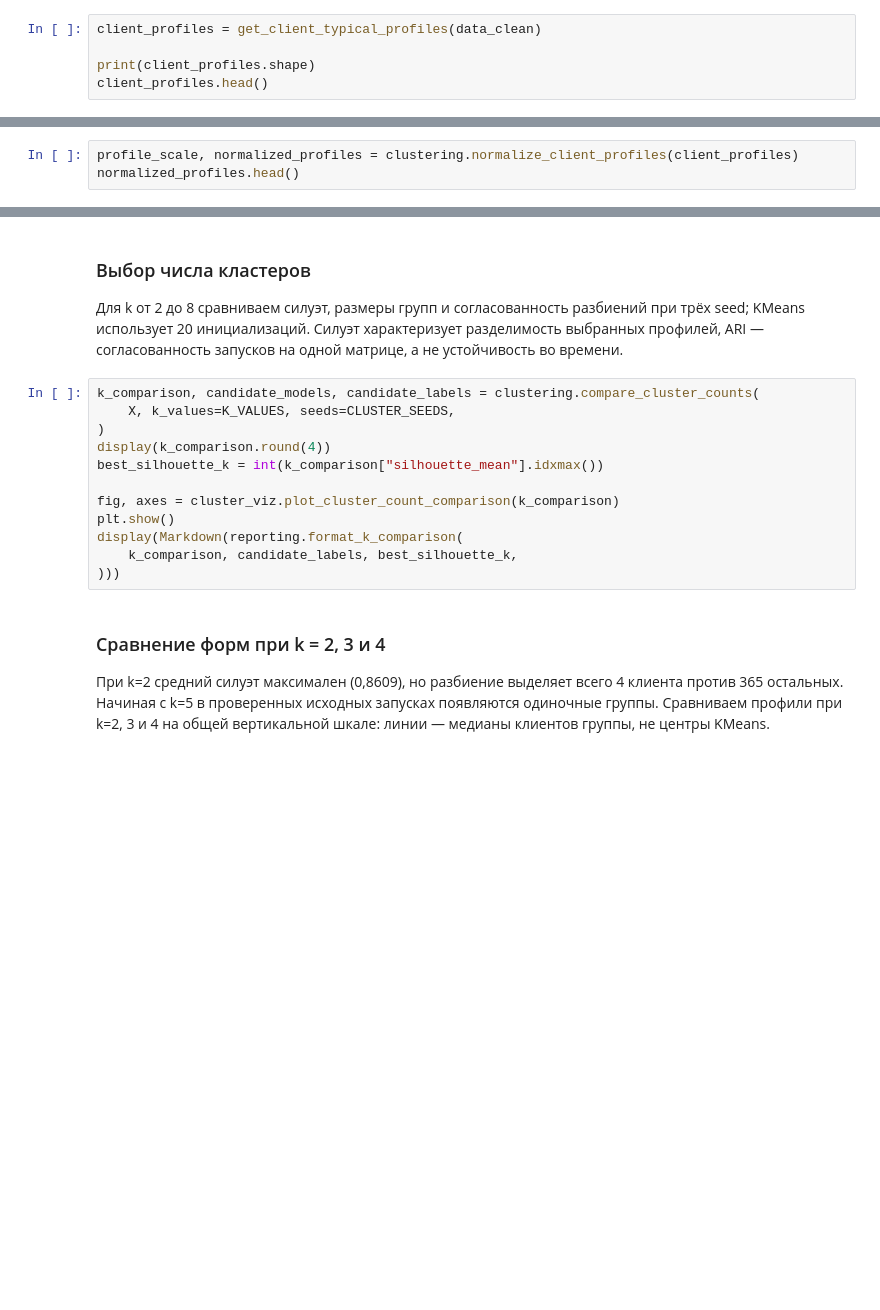
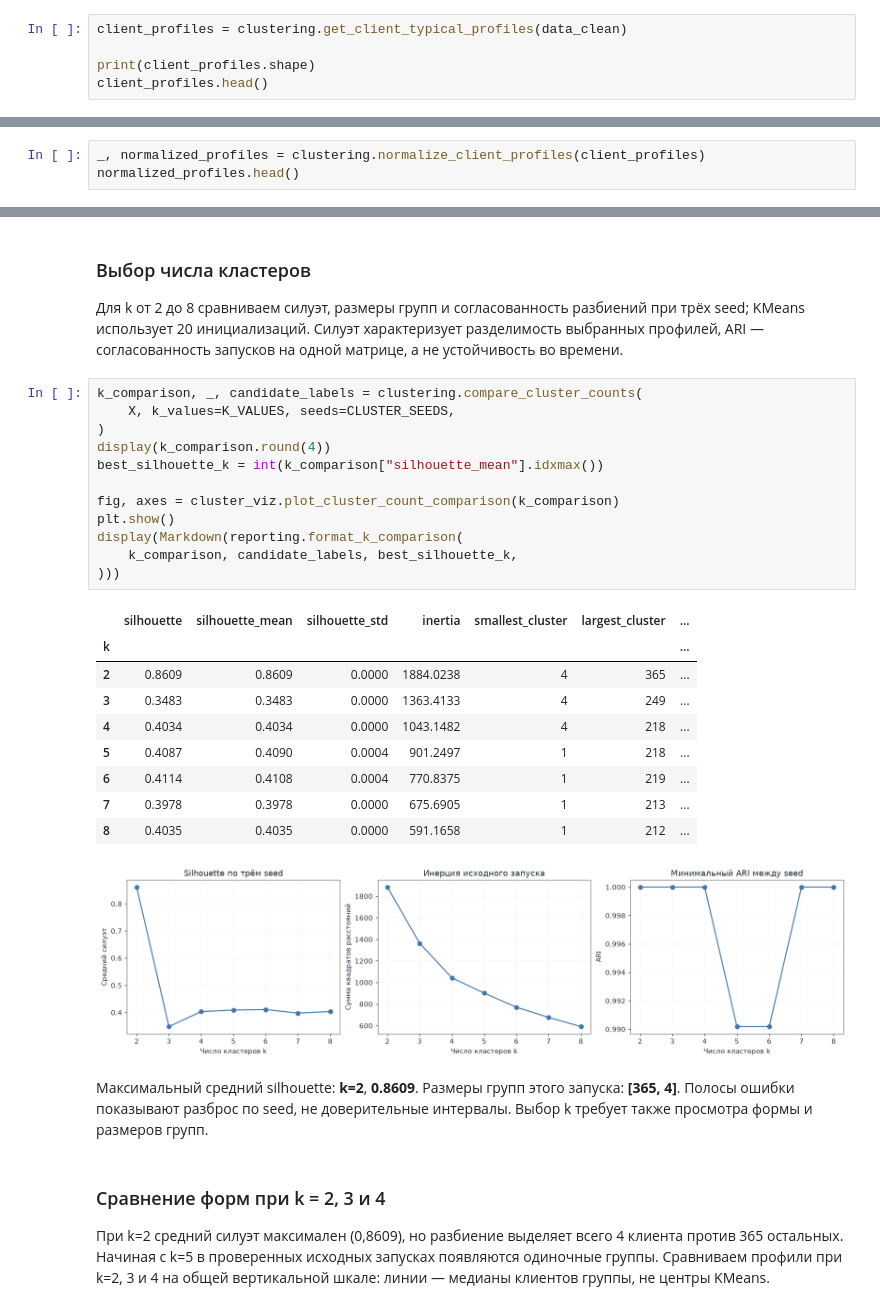
Before and after one commit to vladmaksurov-ai/ElectricityLoad, a Jupyter notebook: notebooks/EDA_ElecricityLoad.ipynb, the cells around one changed output, grey strips where cells are left out. Cells and saved outputs as stored; diff of their text form; blank space fills up the shorter version.

Commit message:
Refactor clustering rules and rolling baseline evaluation

```diff
--- a/notebooks/EDA_ElecricityLoad.ipynb
+++ b/notebooks/EDA_ElecricityLoad.ipynb
@@ -452,5 +819,5 @@ from src.profile_clustering import get_client_typical_profiles
 # %%
-client_profiles = get_client_typical_profiles(data_clean)
+client_profiles = clustering.get_client_typical_profiles(data_clean)
 
 print(client_profiles.shape)
 client_profiles.head()
@@ -457,3 +834,3 @@ client_profiles.head()
 # %%
-profile_scale, normalized_profiles = clustering.normalize_client_profiles(client_profiles)
+_, normalized_profiles = clustering.normalize_client_profiles(client_profiles)
 normalized_profiles.head()
@@ -485,17 +893,29 @@ for message in reporting.format_profile_exclusions(excluded_profiles):
 
 Для k от 2 до 8 сравниваем силуэт, размеры групп и согласованность разбиений при трёх seed; KMeans использует 20 инициализаций. Силуэт характеризует разделимость выбранных профилей, ARI — согласованность запусков на одной матрице, а не устойчивость во времени.
 # %%
-k_comparison, candidate_models, candidate_labels = clustering.compare_cluster_counts(
+k_comparison, _, candidate_labels = clustering.compare_cluster_counts(
     X, k_values=K_VALUES, seeds=CLUSTER_SEEDS,
 )
 display(k_comparison.round(4))
 best_silhouette_k = int(k_comparison["silhouette_mean"].idxmax())
 
 fig, axes = cluster_viz.plot_cluster_count_comparison(k_comparison)
 plt.show()
 display(Markdown(reporting.format_k_comparison(
     k_comparison, candidate_labels, best_silhouette_k,
 )))
+# %% [output]
+|  | silhouette | silhouette_mean | silhouette_std | inertia | smallest_cluster | largest_cluster | ... |
+| k |  |  |  |  |  |  | ... |
+| 2 | 0.8609 | 0.8609 | 0.0000 | 1884.0238 | 4 | 365 | ... |
+| 3 | 0.3483 | 0.3483 | 0.0000 | 1363.4133 | 4 | 249 | ... |
+| 4 | 0.4034 | 0.4034 | 0.0000 | 1043.1482 | 4 | 218 | ... |
+| 5 | 0.4087 | 0.4090 | 0.0004 | 901.2497 | 1 | 218 | ... |
+| 6 | 0.4114 | 0.4108 | 0.0004 | 770.8375 | 1 | 219 | ... |
+| 7 | 0.3978 | 0.3978 | 0.0000 | 675.6905 | 1 | 213 | ... |
+| 8 | 0.4035 | 0.4035 | 0.0000 | 591.1658 | 1 | 212 | ... |
+[figure, added]
+Максимальный средний silhouette: **k=2**, **0.8609**. Размеры групп этого запуска: **[365, 4]**. Полосы ошибки показывают разброс по seed, не доверительные интервалы. Выбор k требует также просмотра формы и размеров групп.
 # %% [markdown]
 ### Сравнение форм при k = 2, 3 и 4
 
```
Also changed, not shown: parts of 62 cells of this notebook, 5 other files.
